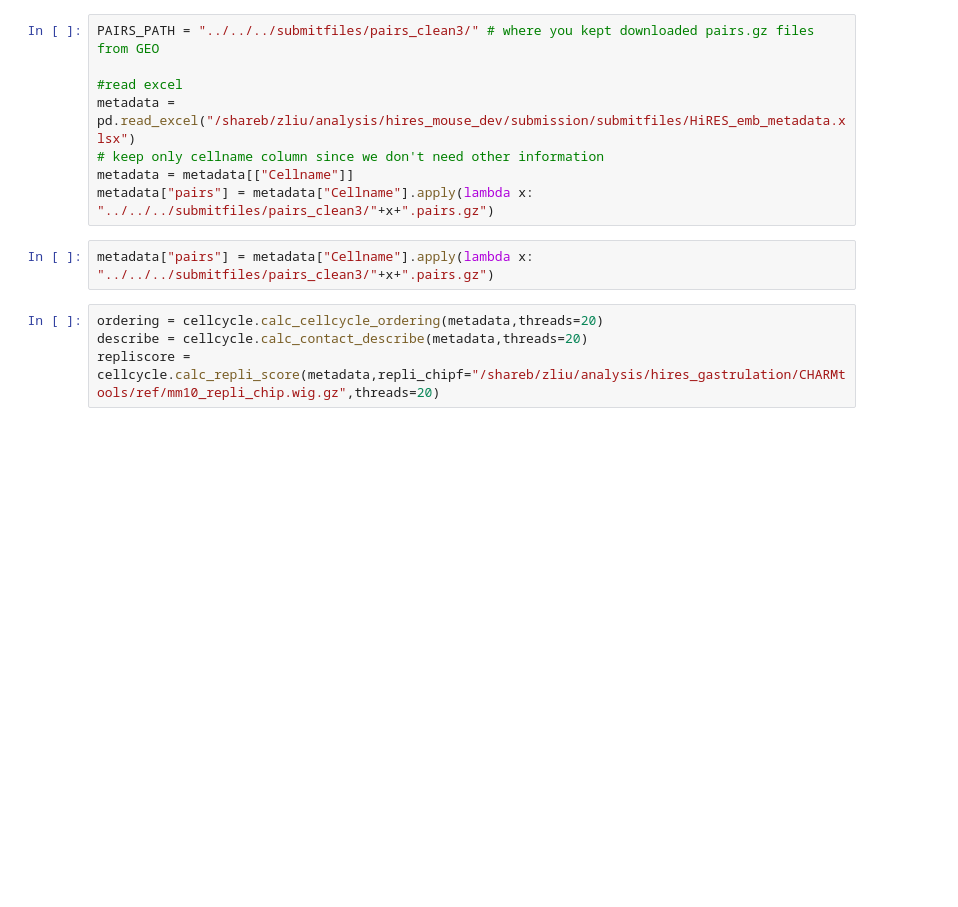
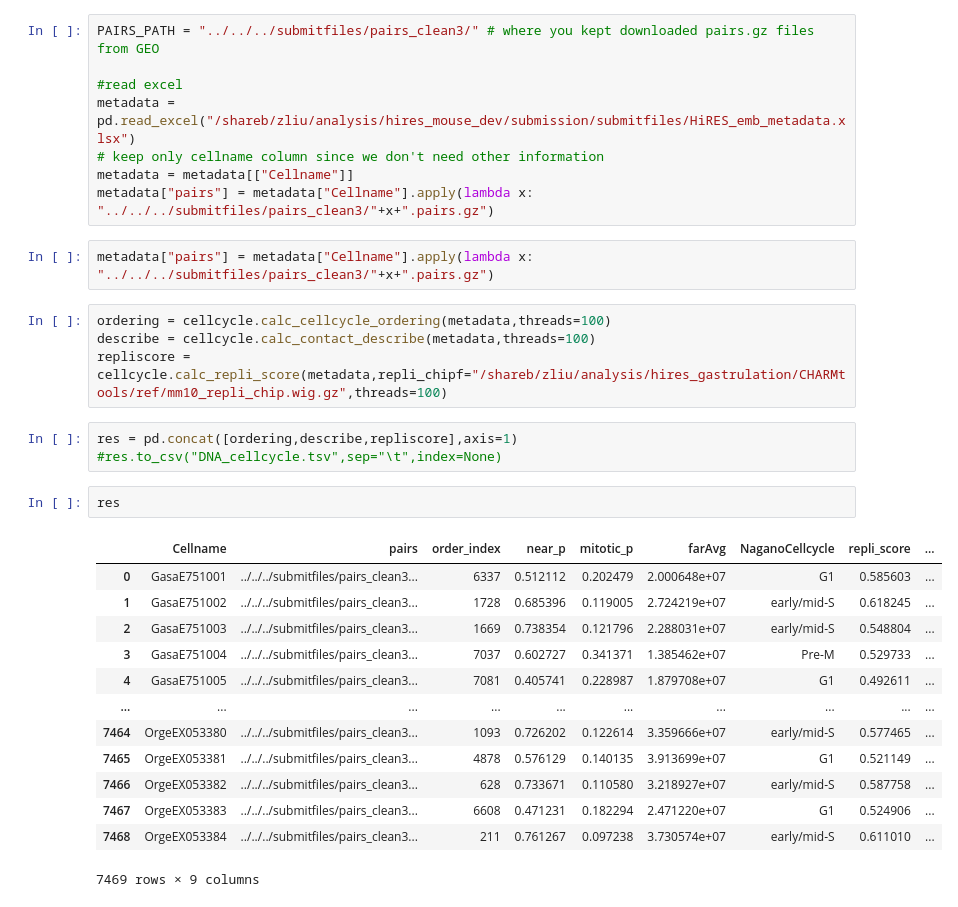
Before and after one commit to skelviper/HiRES, a Jupyter notebook: analysis_and_plot_notebooks/1_preprocess/1_calc_pairs_features.ipynb, the cells around one changed output. Cells and saved outputs as stored; diff of their text form; blank space fills up the shorter version.

```diff
--- a/analysis_and_plot_notebooks/1_preprocess/1_calc_pairs_features.ipynb
+++ b/analysis_and_plot_notebooks/1_preprocess/1_calc_pairs_features.ipynb
@@ -21,6 +24,25 @@ metadata["pairs"] = metadata["Cellname"].apply(lambda x: "../../../submitfiles/p
 # %%
 metadata["pairs"] = metadata["Cellname"].apply(lambda x: "../../../submitfiles/pairs_clean3/"+x+".pairs.gz")
 # %%
-ordering = cellcycle.calc_cellcycle_ordering(metadata,threads=20)
-describe = cellcycle.calc_contact_describe(metadata,threads=20)
-repliscore = cellcycle.calc_repli_score(metadata,repli_chipf="/shareb/zliu/analysis/hires_gastrulation/CHARMtools/ref/mm10_repli_chip.wig.gz",threads=20)
+ordering = cellcycle.calc_cellcycle_ordering(metadata,threads=100)
+describe = cellcycle.calc_contact_describe(metadata,threads=100)
+repliscore = cellcycle.calc_repli_score(metadata,repli_chipf="/shareb/zliu/analysis/hires_gastrulation/CHARMtools/ref/mm10_repli_chip.wig.gz",threads=100)
+# %%
+res = pd.concat([ordering,describe,repliscore],axis=1)
+#res.to_csv("DNA_cellcycle.tsv",sep="\t",index=None)
+# %%
+res
+# %% [output]
+|  | Cellname | pairs | order_index | near_p | mitotic_p | farAvg | NaganoCellcycle | repli_score | ... |
+| 0 | GasaE751001 | ../../../submitfiles/pairs_clean3... | 6337 | 0.512112 | 0.202479 | 2.000648e+07 | G1 | 0.585603 | ... |
+| 1 | GasaE751002 | ../../../submitfiles/pairs_clean3... | 1728 | 0.685396 | 0.119005 | 2.724219e+07 | early/mid-S | 0.618245 | ... |
+| 2 | GasaE751003 | ../../../submitfiles/pairs_clean3... | 1669 | 0.738354 | 0.121796 | 2.288031e+07 | early/mid-S | 0.548804 | ... |
+| 3 | GasaE751004 | ../../../submitfiles/pairs_clean3... | 7037 | 0.602727 | 0.341371 | 1.385462e+07 | Pre-M | 0.529733 | ... |
+| 4 | GasaE751005 | ../../../submitfiles/pairs_clean3... | 7081 | 0.405741 | 0.228987 | 1.879708e+07 | G1 | 0.492611 | ... |
+| ... | ... | ... | ... | ... | ... | ... | ... | ... | ... |
+| 7464 | OrgeEX053380 | ../../../submitfiles/pairs_clean3... | 1093 | 0.726202 | 0.122614 | 3.359666e+07 | early/mid-S | 0.577465 | ... |
+| 7465 | OrgeEX053381 | ../../../submitfiles/pairs_clean3... | 4878 | 0.576129 | 0.140135 | 3.913699e+07 | G1 | 0.521149 | ... |
+| 7466 | OrgeEX053382 | ../../../submitfiles/pairs_clean3... | 628 | 0.733671 | 0.110580 | 3.218927e+07 | early/mid-S | 0.587758 | ... |
+| 7467 | OrgeEX053383 | ../../../submitfiles/pairs_clean3... | 6608 | 0.471231 | 0.182294 | 2.471220e+07 | G1 | 0.524906 | ... |
+| 7468 | OrgeEX053384 | ../../../submitfiles/pairs_clean3... | 211 | 0.761267 | 0.097238 | 3.730574e+07 | early/mid-S | 0.611010 | ... |
+7469 rows × 9 columns
```
Also changed, not shown: parts of 2 cells of this notebook, 7 other files.
